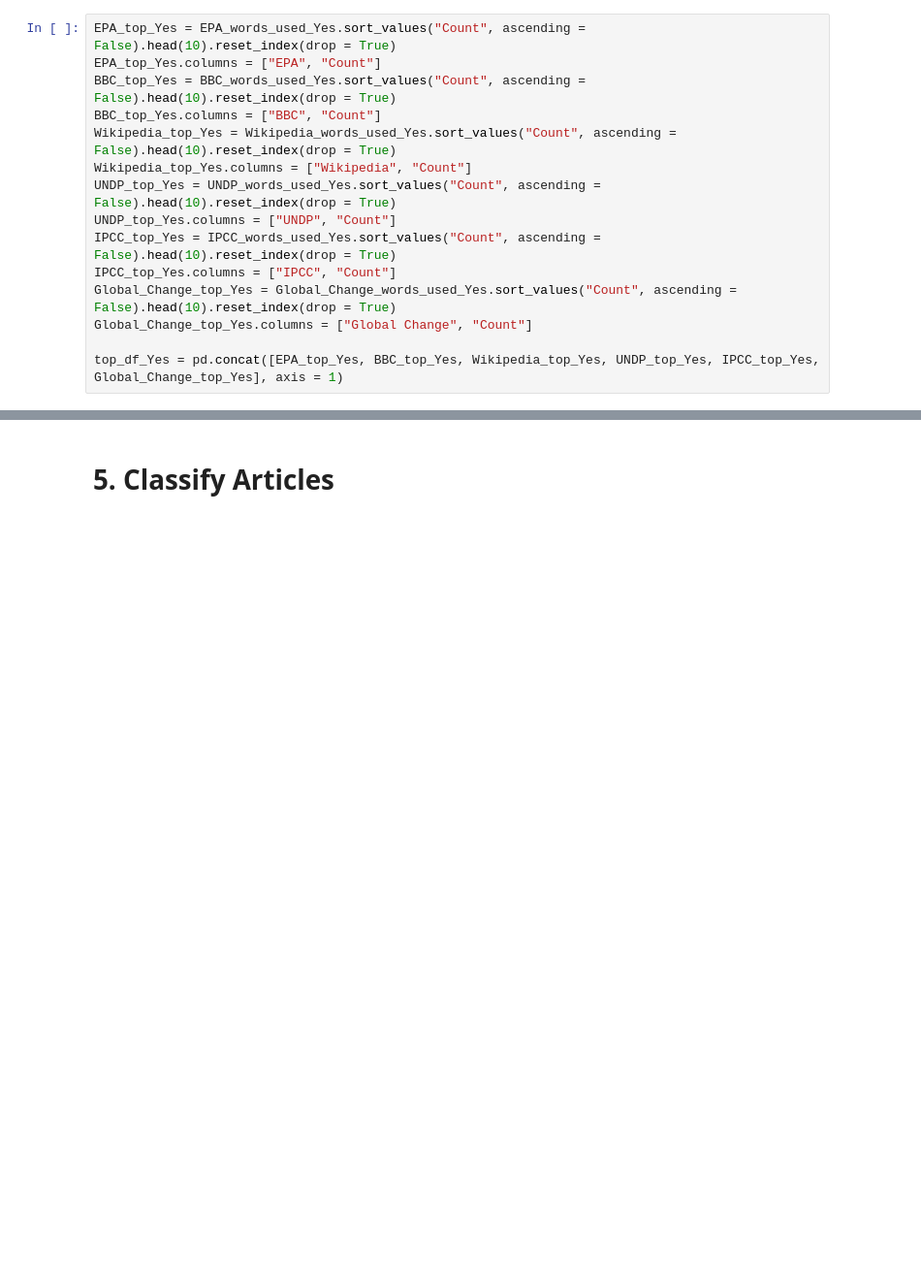
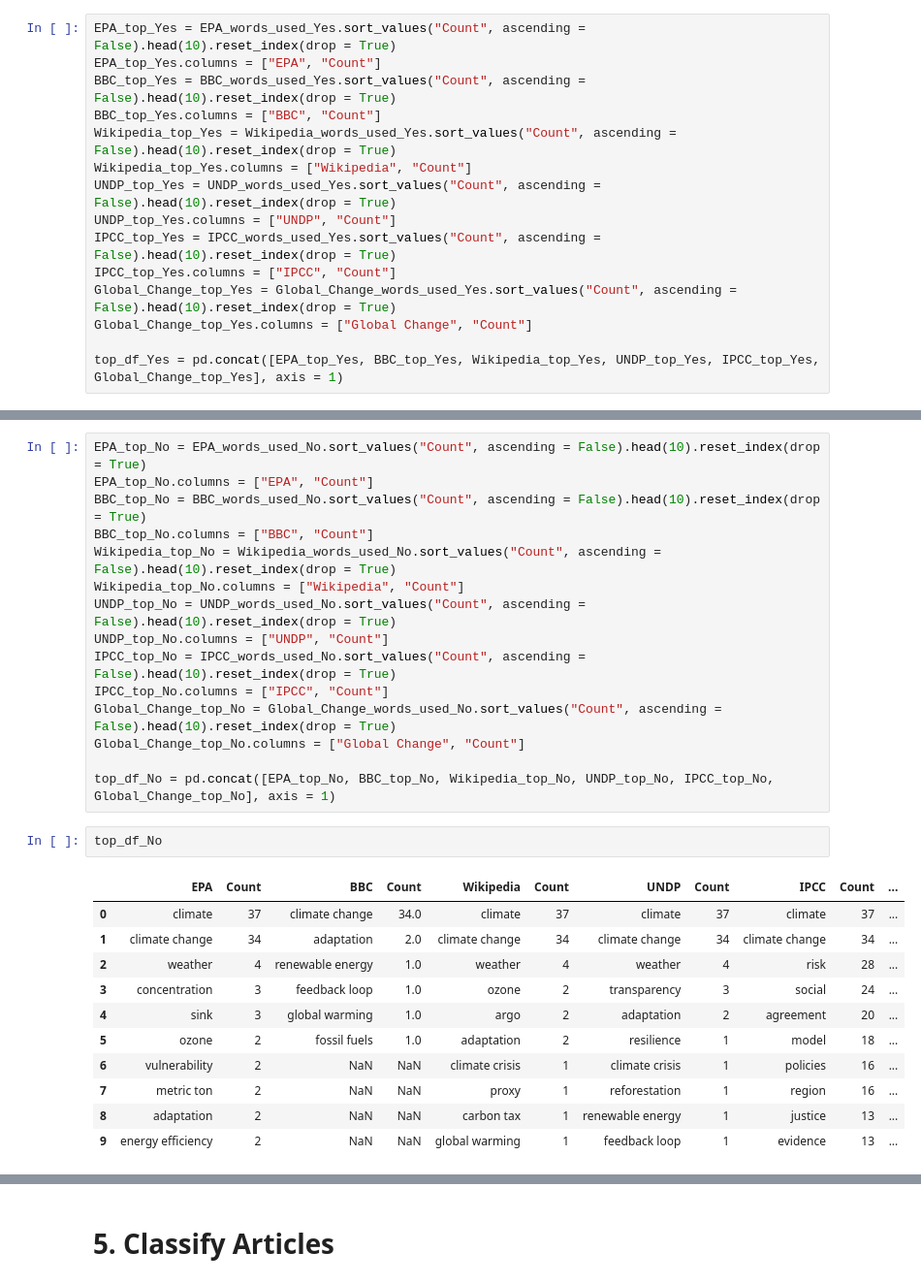
Before and after one commit to TBoedt/Constructing-A-Climate-Change-Concern-Index-Based-Upon-US-Newspaper-Articles, a Jupyter notebook: Classification.ipynb, the cells around one changed output, grey strips where cells are left out. Shown at 97% size. Saved outputs shown, nothing was run; the diff lists cells and outputs as text; blank space fills up the shorter version.

```diff
--- a/Classification.ipynb
+++ b/Classification.ipynb
@@ -947,3 +795,32 @@ fmean.append(df["Absolute Frequency"].mean())
+# %%
+EPA_top_No = EPA_words_used_No.sort_values("Count", ascending = False).head(10).reset_index(drop = True)
+EPA_top_No.columns = ["EPA", "Count"]
+BBC_top_No = BBC_words_used_No.sort_values("Count", ascending = False).head(10).reset_index(drop = True)
+BBC_top_No.columns = ["BBC", "Count"]
+Wikipedia_top_No = Wikipedia_words_used_No.sort_values("Count", ascending = False).head(10).reset_index(drop = True)
+Wikipedia_top_No.columns = ["Wikipedia", "Count"]
+UNDP_top_No = UNDP_words_used_No.sort_values("Count", ascending = False).head(10).reset_index(drop = True)
+UNDP_top_No.columns = ["UNDP", "Count"]
+IPCC_top_No = IPCC_words_used_No.sort_values("Count", ascending = False).head(10).reset_index(drop = True)
+IPCC_top_No.columns = ["IPCC", "Count"]
+Global_Change_top_No = Global_Change_words_used_No.sort_values("Count", ascending = False).head(10).reset_index(drop = True)
+Global_Change_top_No.columns = ["Global Change", "Count"]
+
+top_df_No = pd.concat([EPA_top_No, BBC_top_No, Wikipedia_top_No, UNDP_top_No, IPCC_top_No, Global_Change_top_No], axis = 1)
+# %%
+top_df_No
+# %% [output]
+|  | EPA | Count | BBC | Count | Wikipedia | Count | UNDP | Count | IPCC | Count | ... |
+| 0 | climate | 37 | climate change | 34.0 | climate | 37 | climate | 37 | climate | 37 | ... |
+| 1 | climate change | 34 | adaptation | 2.0 | climate change | 34 | climate change | 34 | climate change | 34 | ... |
+| 2 | weather | 4 | renewable energy | 1.0 | weather | 4 | weather | 4 | risk | 28 | ... |
+| 3 | concentration | 3 | feedback loop | 1.0 | ozone | 2 | transparency | 3 | social | 24 | ... |
+| 4 | sink | 3 | global warming | 1.0 | argo | 2 | adaptation | 2 | agreement | 20 | ... |
+| 5 | ozone | 2 | fossil fuels | 1.0 | adaptation | 2 | resilience | 1 | model | 18 | ... |
+| 6 | vulnerability | 2 | NaN | NaN | climate crisis | 1 | climate crisis | 1 | policies | 16 | ... |
+| 7 | metric ton | 2 | NaN | NaN | proxy | 1 | reforestation | 1 | region | 16 | ... |
+| 8 | adaptation | 2 | NaN | NaN | carbon tax | 1 | renewable energy | 1 | justice | 13 | ... |
+| 9 | energy efficiency | 2 | NaN | NaN | global warming | 1 | feedback loop | 1 | evidence | 13 | ... |
 # %%
 #IPCC_UNDP_BBC
 Lexicon_cross = pd.concat([EPA_Lexicon, BBC_Lexicon]).drop_duplicates()
```
Also changed, not shown: parts of 26 cells of this notebook, 2 other files.
